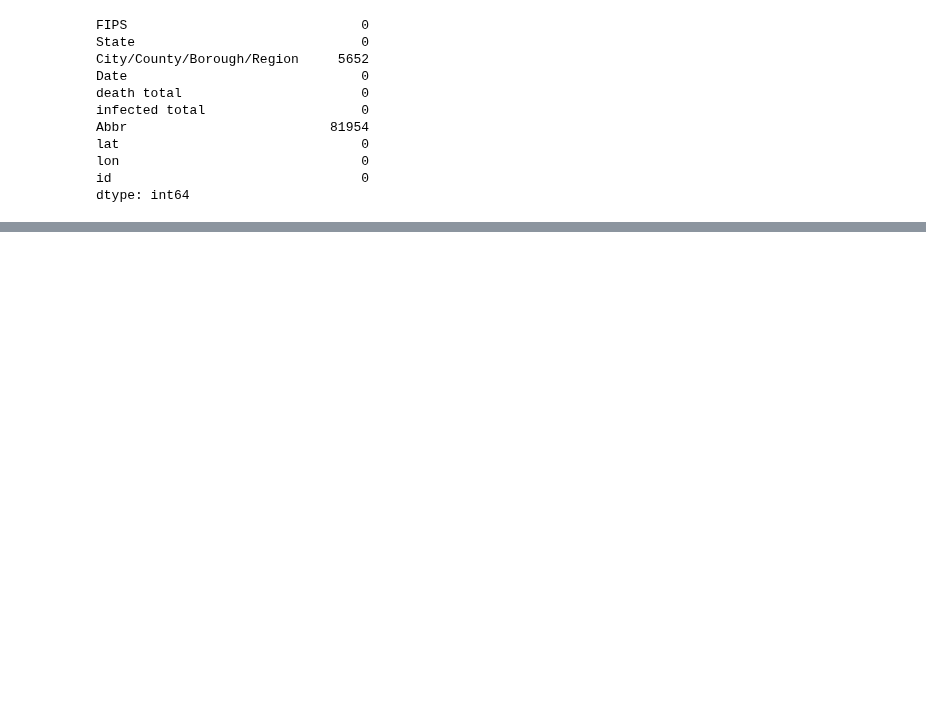
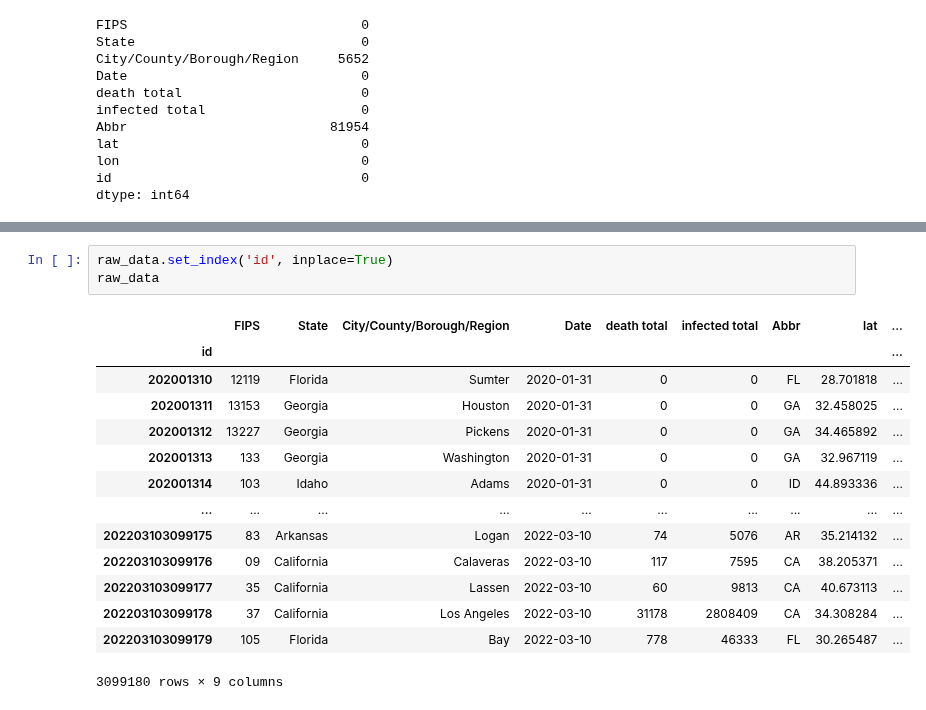
Before and after one commit to AppleBoiy/cs203-c19-analysis, a Jupyter notebook: code/preparation/assemble.ipynb, the cells around one changed output, grey strips where cells are left out. Cells and saved outputs as stored; diff of their text form; blank space fills up the shorter version.

```diff
--- a/code/preparation/assemble.ipynb
+++ b/code/preparation/assemble.ipynb
@@ -210,2 +217,20 @@ raw_data[raw_data['City/County/Borough/Region'] == 'Sumter']
 | 3098166 | 13261 | Georgia | Sumter | 2022-02-20 | 154 | 6692 | GA | 32.036506 | ... |
 3768 rows × 10 columns
+# %%
+raw_data.set_index('id', inplace=True)
+raw_data
+# %% [output]
+|  | FIPS | State | City/County/Borough/Region | Date | death total | infected total | Abbr | lat | ... |
+| id |  |  |  |  |  |  |  |  | ... |
+| 202001310 | 12119 | Florida | Sumter | 2020-01-31 | 0 | 0 | FL | 28.701818 | ... |
+| 202001311 | 13153 | Georgia | Houston | 2020-01-31 | 0 | 0 | GA | 32.458025 | ... |
+| 202001312 | 13227 | Georgia | Pickens | 2020-01-31 | 0 | 0 | GA | 34.465892 | ... |
+| 202001313 | 133 | Georgia | Washington | 2020-01-31 | 0 | 0 | GA | 32.967119 | ... |
+| 202001314 | 103 | Idaho | Adams | 2020-01-31 | 0 | 0 | ID | 44.893336 | ... |
+| ... | ... | ... | ... | ... | ... | ... | ... | ... | ... |
+| 202203103099175 | 83 | Arkansas | Logan | 2022-03-10 | 74 | 5076 | AR | 35.214132 | ... |
+| 202203103099176 | 09 | California | Calaveras | 2022-03-10 | 117 | 7595 | CA | 38.205371 | ... |
+| 202203103099177 | 35 | California | Lassen | 2022-03-10 | 60 | 9813 | CA | 40.673113 | ... |
+| 202203103099178 | 37 | California | Los Angeles | 2022-03-10 | 31178 | 2808409 | CA | 34.308284 | ... |
+| 202203103099179 | 105 | Florida | Bay | 2022-03-10 | 778 | 46333 | FL | 30.265487 | ... |
+3099180 rows × 9 columns
```
Also changed, not shown: parts of 6 cells of this notebook.
